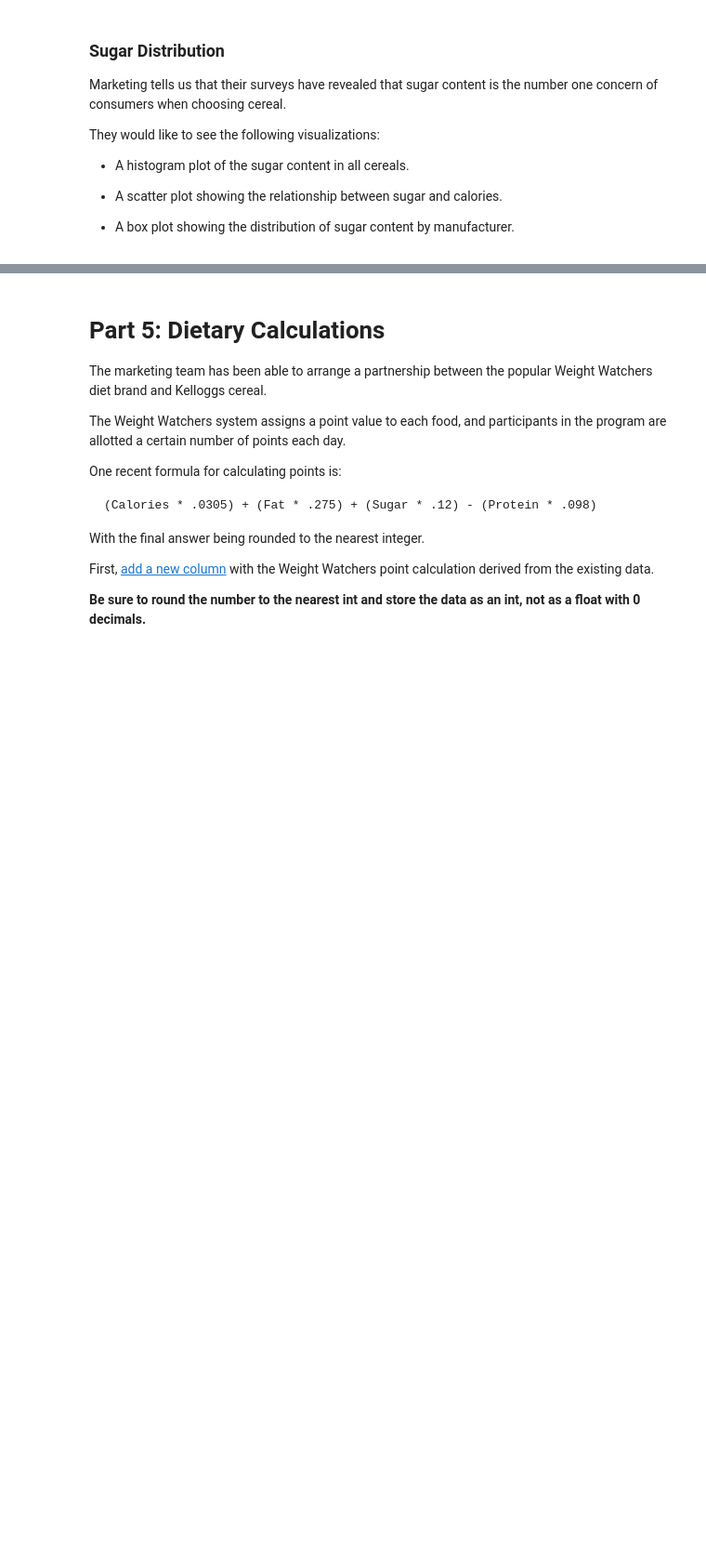
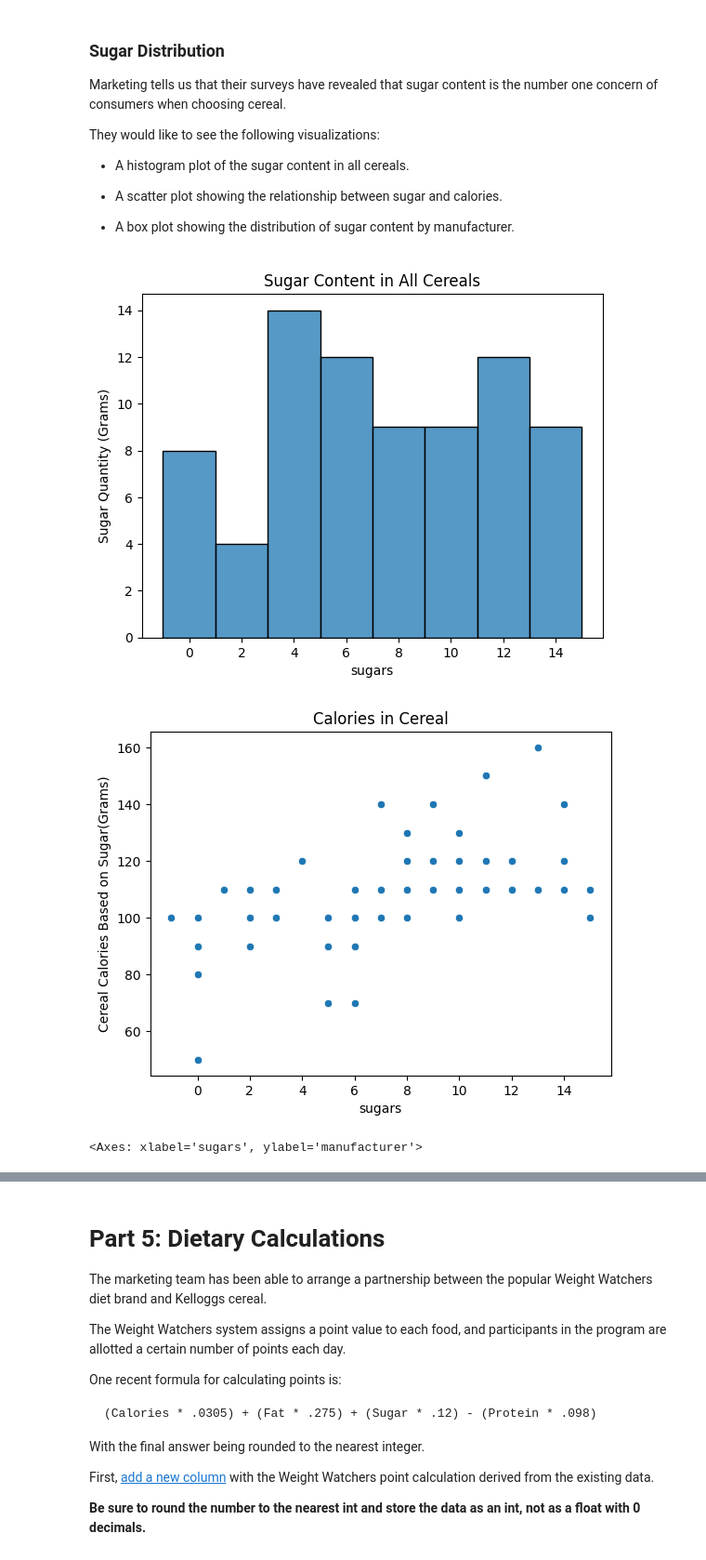
Before and after one commit to ashishjain-repo/cse450, a Jupyter notebook: notebooks/Exploration_02.ipynb, the cells around one changed output, grey strips where cells are left out. Shown at 93% size. Saved outputs shown, nothing was run; the diff lists cells and outputs as text; code cells hidden in the pictures; blank space fills up the shorter version.

```diff
--- a/notebooks/Exploration_02.ipynb
+++ b/notebooks/Exploration_02.ipynb
@@ -147,0 +147,23 @@ They would like to see the following visualizations:
+# %%
+# Create the three visualzations requested by the the marketing team
+sns.histplot(data=data, x="sugars")
+plt.ylabel("Sugar Quantity (Grams)")
+plt.title("Sugar Content in All Cereals")
+plt.show()
+plt.close()
+
+sns.scatterplot(data=data, x="sugars", y="calories")
+plt.ylabel("Cereal Calories Based on Sugar(Grams)")
+plt.title("Calories in Cereal")
+plt.show()
+plt.close()
+
+sns.boxplot(data=data, x="sugars", y="manufacturer")
+plt.ylabel("Cereal Manufacturers")
+plt.xlabel("Sugar Content")
+plt.show()
+plt.close()
+# %% [output]
+[figure, added]
+[figure, added]
+<Axes: xlabel='sugars', ylabel='manufacturer'>
```
Also changed, not shown: parts of 4 cells of this notebook.
